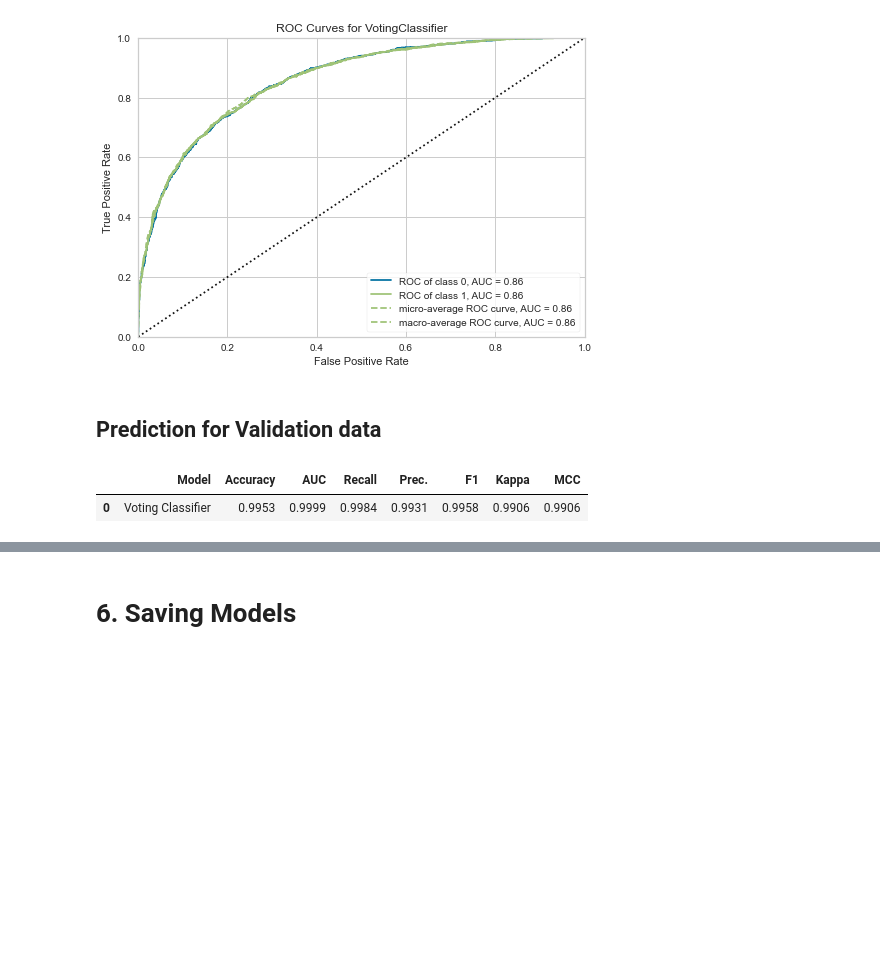
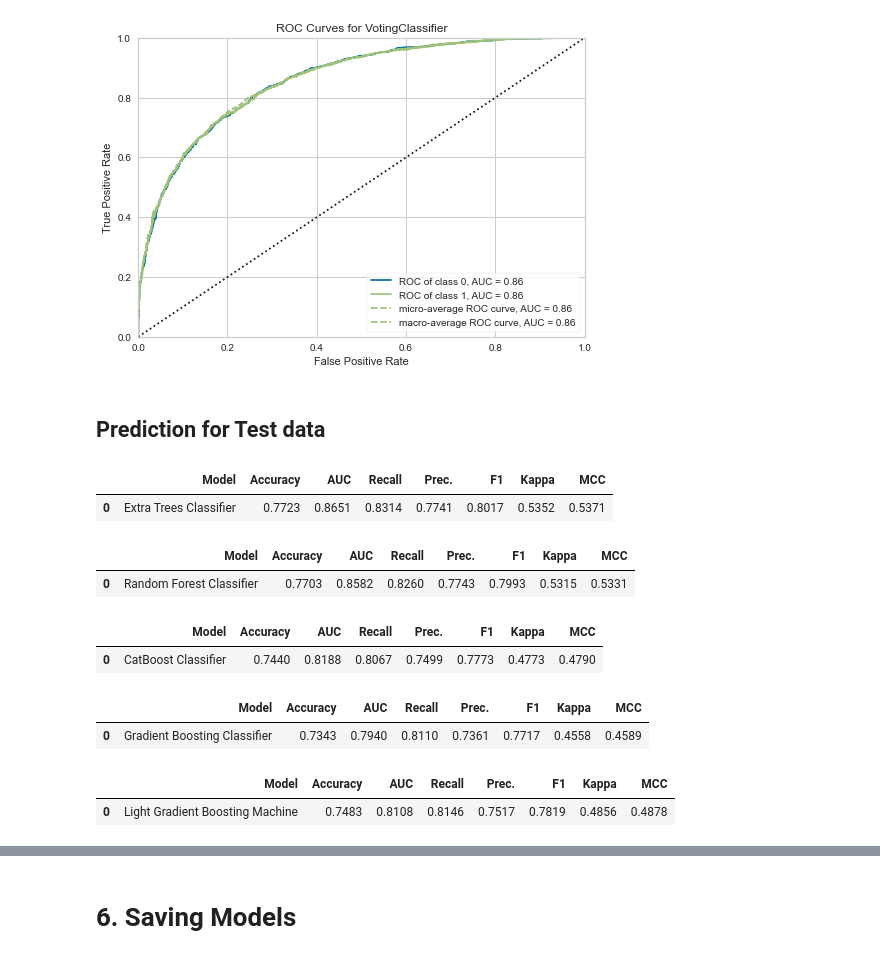
Before and after one commit to Bae-hong-seob/Dacon-SWuniversity-competition, a Jupyter notebook: Dolphin/test_pycaret1.ipynb, the cells around one changed output, grey strips where cells are left out. Saved outputs shown, nothing was run; the diff lists cells and outputs as text; code cells hidden in the pictures; blank space fills up the shorter version.

```diff
--- a/Dolphin/test_pycaret1.ipynb
+++ b/Dolphin/test_pycaret1.ipynb
@@ -421,7 +423,7 @@ CELL RUN TIME :  36.60556173324585
 # %%
 cell_start_time = time()
-model_xgb = create_model('xgboost', fold = 10)
-total_models.append(model_xgb)
+model_gbc = create_model('gbc', fold = 10)
+total_models.append(model_gbc)
 cell_end_time = time()
 print("CELL RUN TIME : ",cell_end_time - cell_start_time)
 # %% [output]
@@ -577,11 +579,20 @@ plot_model(blender_top5, plot='auc')
 # %% [output]
 [figure]
 # %% [markdown]
-## Prediction for Validation data
+## Prediction for Test data
 # %%
-final_model = finalize_model(blender_top5)
-prediction = predict_model(final_model)
+# for total models
+for model in total_models :
+    prediction = predict_model(model)
 # %% [output]
 |  | Model | Accuracy | AUC | Recall | Prec. | F1 | Kappa | MCC |
-| 0 | Voting Classifier | 0.9953 | 0.9999 | 0.9984 | 0.9931 | 0.9958 | 0.9906 | 0.9906 |
+| 0 | Extra Trees Classifier | 0.7723 | 0.8651 | 0.8314 | 0.7741 | 0.8017 | 0.5352 | 0.5371 |
+|  | Model | Accuracy | AUC | Recall | Prec. | F1 | Kappa | MCC |
+| 0 | Random Forest Classifier | 0.7703 | 0.8582 | 0.8260 | 0.7743 | 0.7993 | 0.5315 | 0.5331 |
+|  | Model | Accuracy | AUC | Recall | Prec. | F1 | Kappa | MCC |
+| 0 | CatBoost Classifier | 0.7440 | 0.8188 | 0.8067 | 0.7499 | 0.7773 | 0.4773 | 0.4790 |
+|  | Model | Accuracy | AUC | Recall | Prec. | F1 | Kappa | MCC |
+| 0 | Gradient Boosting Classifier | 0.7343 | 0.7940 | 0.8110 | 0.7361 | 0.7717 | 0.4558 | 0.4589 |
+|  | Model | Accuracy | AUC | Recall | Prec. | F1 | Kappa | MCC |
+| 0 | Light Gradient Boosting Machine | 0.7483 | 0.8108 | 0.8146 | 0.7517 | 0.7819 | 0.4856 | 0.4878 |
 # %%
```
Also changed, not shown: parts of 21 cells of this notebook, 4 other files.
